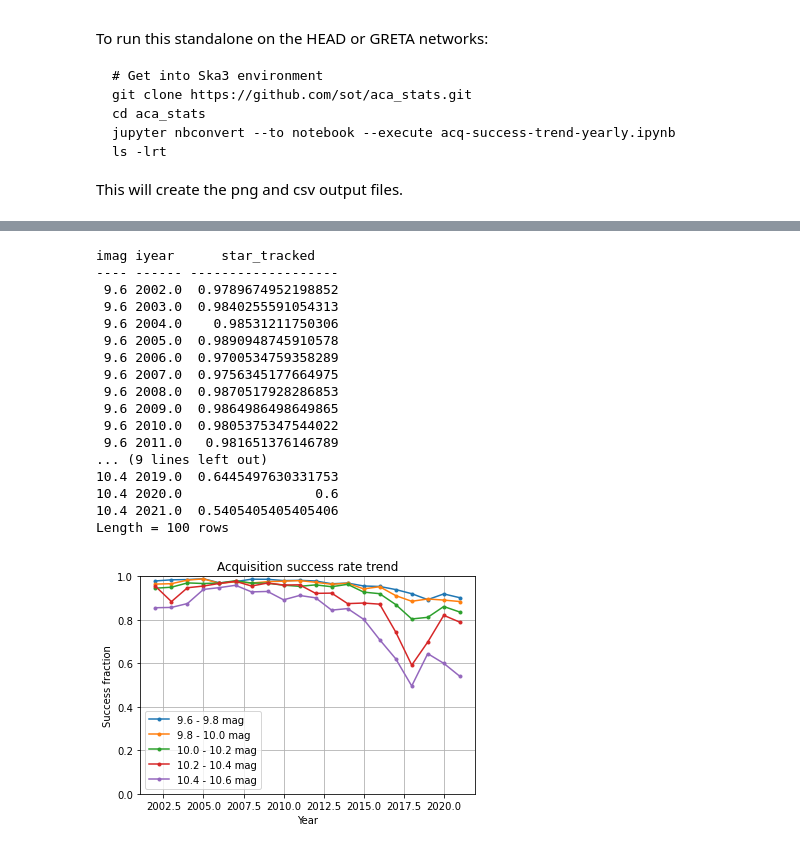
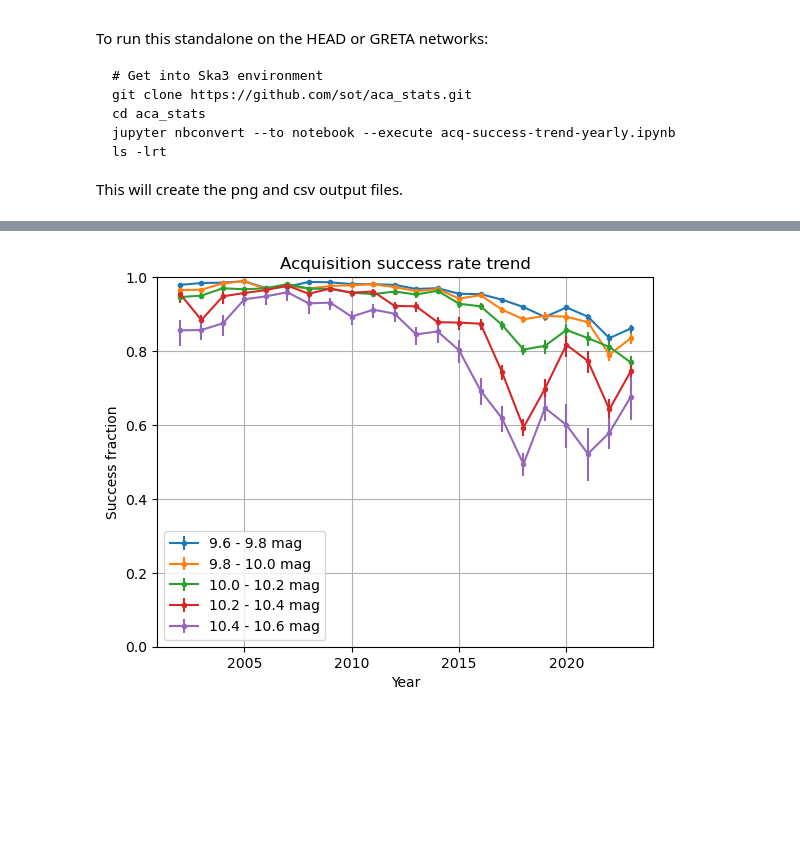
Before and after one commit to sot/aca_stats, a Jupyter notebook: acq-success-trend-yearly.ipynb, the cells around one changed output, grey strips where cells are left out. Drawn from its saved outputs; the diff is of its cells as text; code cells hidden in the pictures; blank space fills up the shorter version.

Commit message:
Add error bars to acq success rate trend plot

```diff
--- a/acq-success-trend-yearly.ipynb
+++ b/acq-success-trend-yearly.ipynb
@@ -70,4 +69,0 @@ len(sg.groups)
-# %%
-for grp in sg.groups:
-    print(grp['imag'][0], grp['iyear'][0], np.sum(grp['star_tracked']), len(grp),
-          '{:.2f}'.format(np.sum(grp['star_tracked']) / len(grp)))
@@ -97,41 +113,27 @@ array([0.40476421, 0.53435284, 0.66081003])
 # %%
 # The mean of the star_tracked 0's and 1's is the tracking fraction.
-sga = sg.groups.aggregate(np.mean)
+# sga = sg.groups.aggregate(np.mean)
-# %%
-print(sga)
-# %% [output]
-imag iyear      star_tracked
----- ------ -------------------
- 9.6 2002.0  0.9789674952198852
- 9.6 2003.0  0.9840255591054313
- 9.6 2004.0    0.98531211750306
- 9.6 2005.0  0.9890948745910578
- 9.6 2006.0  0.9700534759358289
- 9.6 2007.0  0.9756345177664975
- 9.6 2008.0  0.9870517928286853
- 9.6 2009.0  0.9864986498649865
- 9.6 2010.0  0.9805375347544022
- 9.6 2011.0   0.981651376146789
-... (9 lines left out)
-10.4 2019.0  0.6445497630331753
-10.4 2020.0                 0.6
-10.4 2021.0  0.5405405405405406
-Length = 100 rows
 # %%
 # Make the plot
 fig, ax = plt.subplots()
-imags = sorted(set(sga['imag']))
+imags = sorted(set(sga["imag"]))
 for imag in imags:
-    ok = sga['imag'] == imag
-    ax.plot(sga['iyear'][ok], sga['star_tracked'][ok], '-o', ms=3,
-            label=f'{imag:.1f} - {imag+0.2:.1f} mag')
+    ok = sga["imag"] == imag
+    ax.errorbar(
+        sga["iyear"][ok],
+        sga["frac_tracked"][ok],
+        yerr=[-sga["err_m"][ok], sga["err_p"][ok]],
+        fmt="-o",
+        ms=3,
+        label=f"{imag:.1f} - {imag+0.2:.1f} mag",
+    )
 ax.legend()
 ax.grid()
-ax.set_title('Acquisition success rate trend')
-ax.set_ylabel('Success fraction')
-ax.set_xlabel('Year')
-ax.set_ylim(0, 1);
-plt.savefig('acq_success_yearly.png', dpi=150)
+ax.set_title("Acquisition success rate trend")
+ax.set_ylabel("Success fraction")
+ax.set_xlabel("Year")
+ax.set_ylim(0, 1)
+plt.savefig("acq_success_yearly.png", dpi=150)
 # %% [output]
-[figure, old version]
+[figure, new version]
 # %%
```
Also changed, not shown: parts of 14 cells of this notebook.
